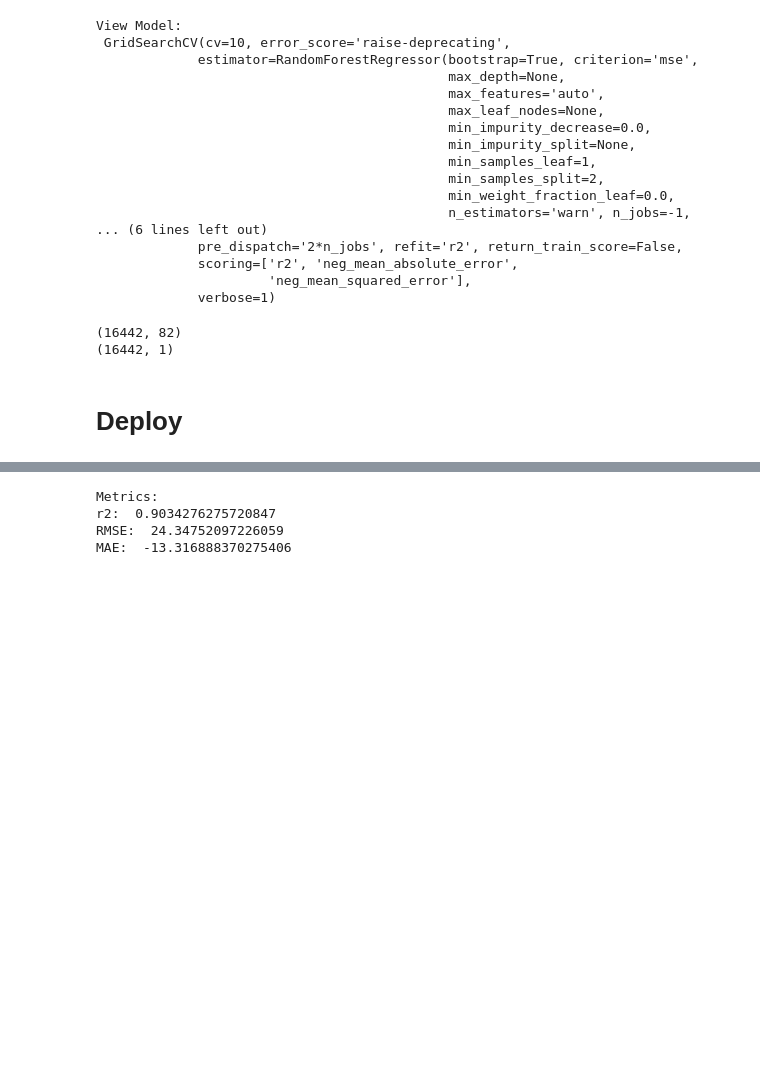
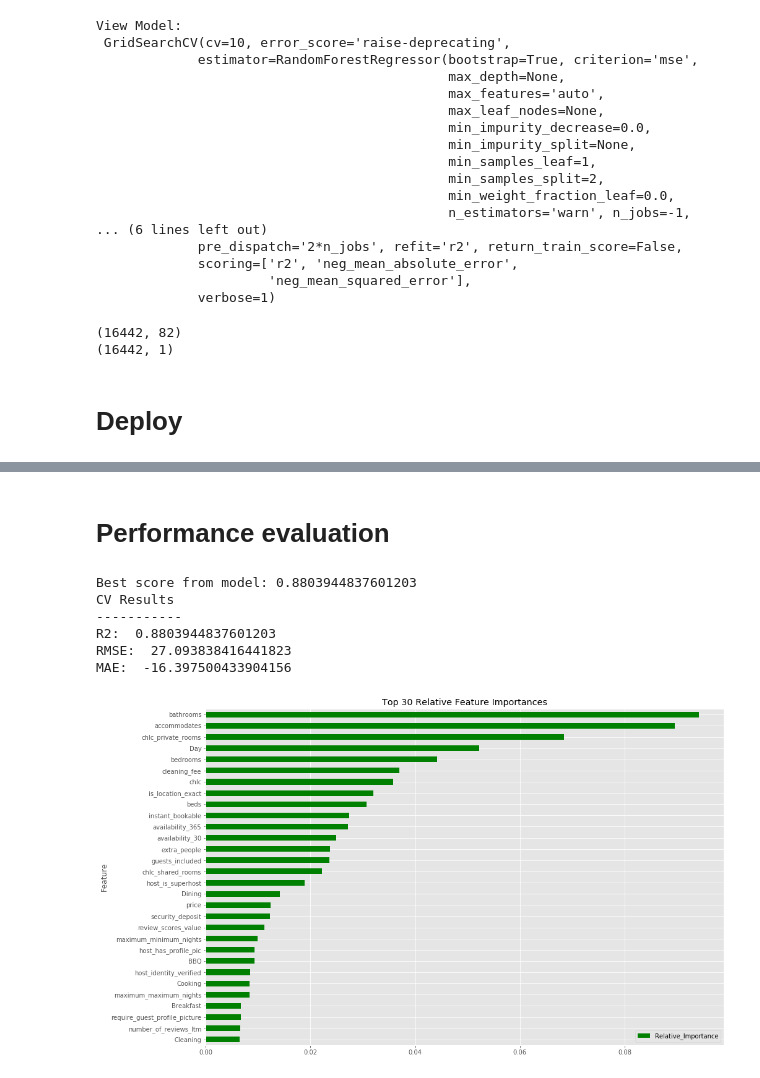
Before and after one commit to KishenSharma6/Airbnb-Analysis, a Jupyter notebook: Project Codes/06. Model Evaluation/2020_0129_Listings_Model_Evaluation.ipynb, the cells around one changed output, grey strips where cells are left out. Saved outputs shown, nothing was run; the diff lists cells and outputs as text; code cells hidden in the pictures; blank space fills up the shorter version.

Commit message:
Model evaluated against test data

```diff
--- a/Project Codes/06. Model Evaluation/2020_0129_Listings_Model_Evaluation.ipynb
+++ b/Project Codes/06. Model Evaluation/2020_0129_Listings_Model_Evaluation.ipynb
@@ -24,7 +24,7 @@ plt.style.use('ggplot')
 path = r'C:\Users\kishe\Documents\Data Science\Projects\Python Projects\In Progress\Air BnB - SF\Data\04_Models'
 
 #Read in trained model
-model = joblib.load(path + '/2020_0128_Price_Predictor_Final.sav')
+model = joblib.load(path + '/2020_0213_Price_Predictor_Final.sav')
 
 #Check model
 print('View Model: \n',model)
@@ -46,6 +46,17 @@ View Model:
              scoring=['r2', 'neg_mean_absolute_error',
                       'neg_mean_squared_error'],
              verbose=1)
+# %%
+#Read in processed listings data to capture features
+#Set path to data
+listings_path = r'C:\Users\kishe\Documents\Data Science\Projects\Python Projects\In Progress\Air BnB - SF\Data\03_Processed'
+
+#Read in listings data
+listings = pd.read_csv(listings_path + '/2020_0213_Listings_Processed.csv',
+                       dtype= {'review_scores_accuracy':'category', 'review_scores_checkin':'category',
+                                'review_scores_cleanliness':'category','review_scores_communication':'category',
+                            'review_scores_location':'category','review_scores_rating':'category',
+                            'review_scores_value':'category'},  index_col=0)
 # %%
 #Read in test data and convert to arrays
 test_data = pd.read_csv(path +'/2020_0128_Test_Data.csv').values
@@ -87,11 +99,16 @@ GridSearchCV(cv=10, error_score='raise-deprecating',
+# %% [markdown]
+# Performance evaluation
 # %%
-#View model Metrics
-print('Metrics: \nr2: ',np.mean(model.cv_results_['mean_test_r2']))
+#View statistics and best parameters from model
+print('Best score from model:',model.best_score_)
+print('CV Results \n-----------\nR2: ',np.mean(model.cv_results_['mean_test_r2']))
 print('RMSE: ',np.mean(np.sqrt(-1 * (model.cv_results_['mean_test_neg_mean_squared_error']))))
 print('MAE: ',np.mean(model.cv_results_['mean_test_neg_mean_absolute_error']))
 # %% [output]
-Metrics:
-r2:  0.9034276275720847
-RMSE:  24.34752097226059
-MAE:  -13.316888370275406
+Best score from model: 0.8803944837601203
+CV Results
+-----------
+R2:  0.8803944837601203
+RMSE:  27.093838416441823
+MAE:  -16.397500433904156
 # %%
@@ -101,3 +119,8 @@ def feature_importance_viz(cols, ft_importances, feat_count, figsize):
     ax = top50.plot(kind = 'barh', x='Feature', figsize=figsize,color = 'green')
     ax.set_title('Top {} Relative Feature Importances'.format(feat_count))
     ax.invert_yaxis()
+# %%
+#Visualize ft importance from final model on test data
+feature_importance_viz(listings.columns, model.best_estimator_.feature_importances_,30, (15,10))
+# %% [output]
+[figure, added]
```
Also changed, not shown: parts of 4 cells of this notebook.
